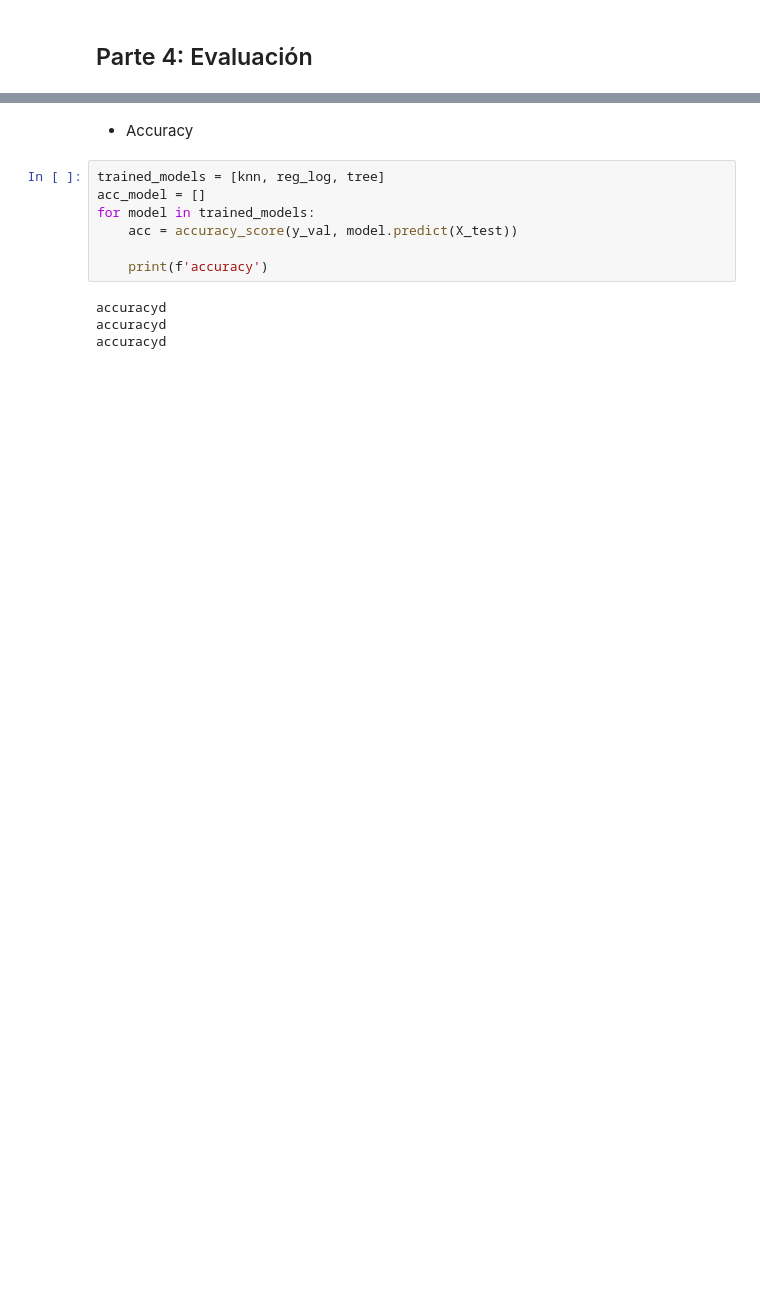
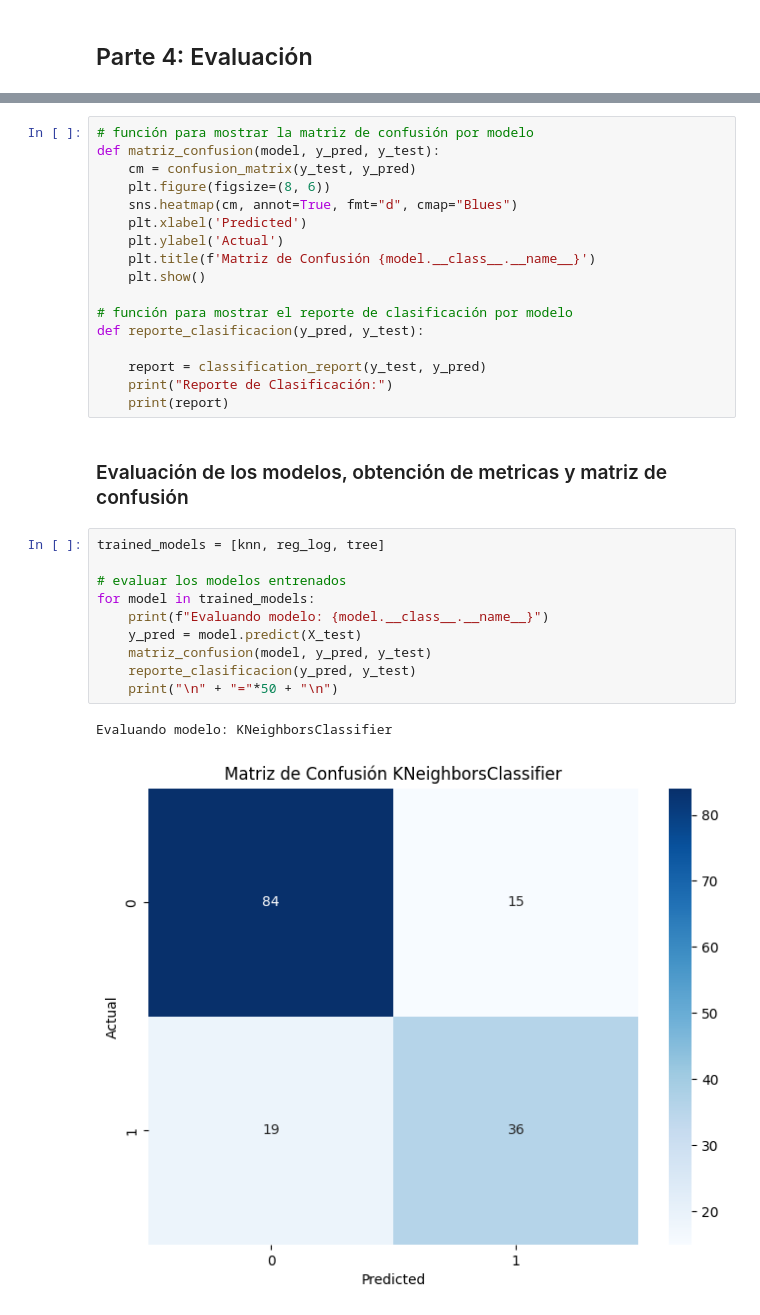
Before and after one commit to itriscan/Tarea-U3-INFO257, a Jupyter notebook: ejercicio_2.ipynb, the cells around one changed output, grey strips where cells are left out. Cells and saved outputs as stored; diff of their text form; blank space fills up the shorter version.

```diff
--- a/ejercicio_2.ipynb
+++ b/ejercicio_2.ipynb
@@ -280,13 +250,32 @@ report_test_log = classification_report(y_test, y_test_pred_reg_log)
+# %%
+# función para mostrar la matriz de confusión por modelo
+def matriz_confusion(model, y_pred, y_test):
+    cm = confusion_matrix(y_test, y_pred)
+    plt.figure(figsize=(8, 6))
+    sns.heatmap(cm, annot=True, fmt="d", cmap="Blues")
+    plt.xlabel('Predicted')
+    plt.ylabel('Actual')
+    plt.title(f'Matriz de Confusión {model.__class__.__name__}')
+    plt.show()
+
+# función para mostrar el reporte de clasificación por modelo
+def reporte_clasificacion(y_pred, y_test):
+
+    report = classification_report(y_test, y_pred)
+    print("Reporte de Clasificación:")
+    print(report)
 # %% [markdown]
-- Accuracy
+### Evaluación de los modelos, obtención de metricas y matriz de confusión
 # %%
 trained_models = [knn, reg_log, tree]
-acc_model = []
+
+# evaluar los modelos entrenados
 for model in trained_models:
-    acc = accuracy_score(y_val, model.predict(X_test))
-
-    print(f'accuracy')
+    print(f"Evaluando modelo: {model.__class__.__name__}")
+    y_pred = model.predict(X_test)
+    matriz_confusion(model, y_pred, y_test)
+    reporte_clasificacion(y_pred, y_test)
+    print("\n" + "="*50 + "\n")
 # %% [output]
-accuracyd
-accuracyd
-accuracyd
+Evaluando modelo: KNeighborsClassifier
+[figure, added]
```
Also changed, not shown: parts of 16 cells of this notebook, 1 other file.
